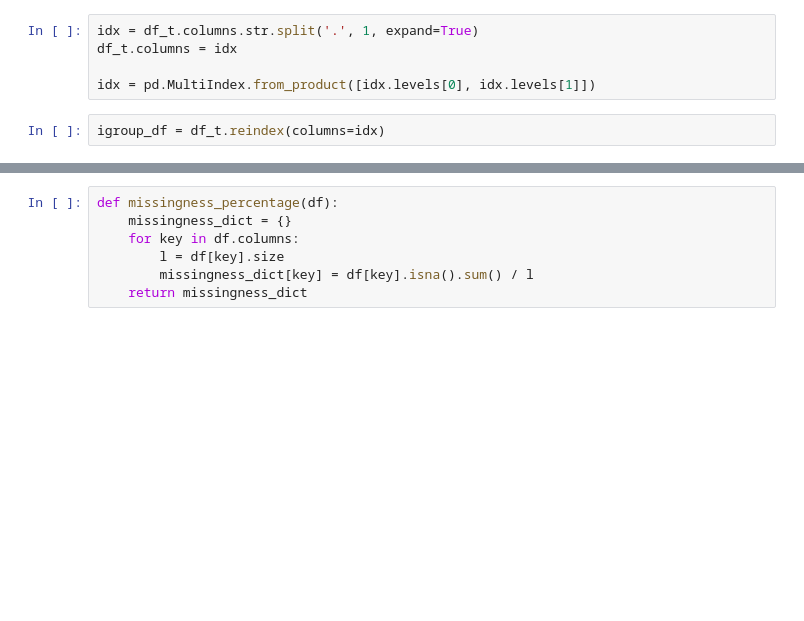
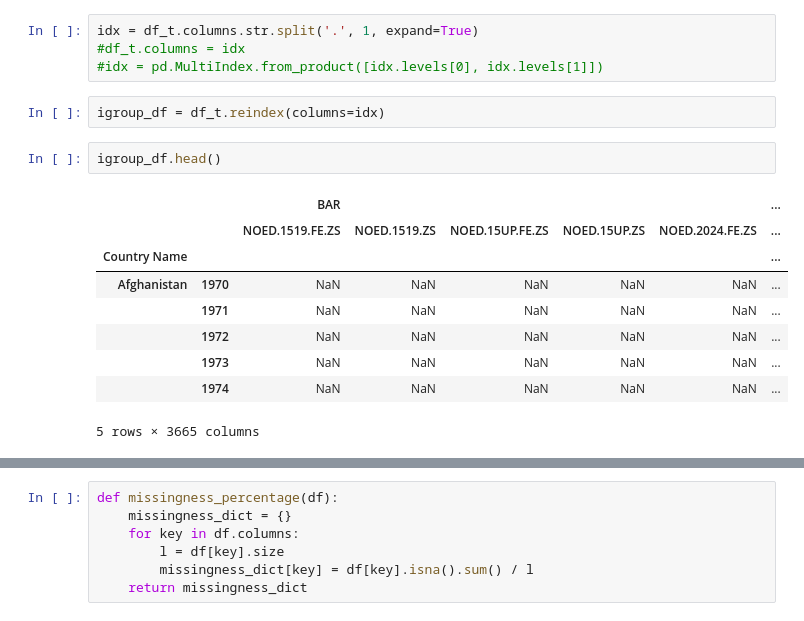
Before and after one commit to tjeffkessler/thinkful_dsflex, a Jupyter notebook: Ed Stats Model.ipynb, the cells around one changed output, grey strips where cells are left out. Cells and saved outputs as stored; diff of their text form; blank space fills up the shorter version.

```diff
--- a/Ed Stats Model.ipynb
+++ b/Ed Stats Model.ipynb
@@ -84,8 +82,19 @@ df_t.head()
 5 rows × 3665 columns
 # %%
 idx = df_t.columns.str.split('.', 1, expand=True)
-df_t.columns = idx
-
-idx = pd.MultiIndex.from_product([idx.levels[0], idx.levels[1]])
+#df_t.columns = idx
+#idx = pd.MultiIndex.from_product([idx.levels[0], idx.levels[1]])
 # %%
 igroup_df = df_t.reindex(columns=idx)
+# %%
+igroup_df.head()
+# %% [output]
+|  |  | BAR |  |  |  |  | ... |
+|  |  | NOED.1519.FE.ZS | NOED.1519.ZS | NOED.15UP.FE.ZS | NOED.15UP.ZS | NOED.2024.FE.ZS | ... |
+| Country Name |  |  |  |  |  |  | ... |
+| Afghanistan | 1970 | NaN | NaN | NaN | NaN | NaN | ... |
+|  | 1971 | NaN | NaN | NaN | NaN | NaN | ... |
+|  | 1972 | NaN | NaN | NaN | NaN | NaN | ... |
+|  | 1973 | NaN | NaN | NaN | NaN | NaN | ... |
+|  | 1974 | NaN | NaN | NaN | NaN | NaN | ... |
+5 rows × 3665 columns
```
Also changed, not shown: parts of 3 cells of this notebook.
